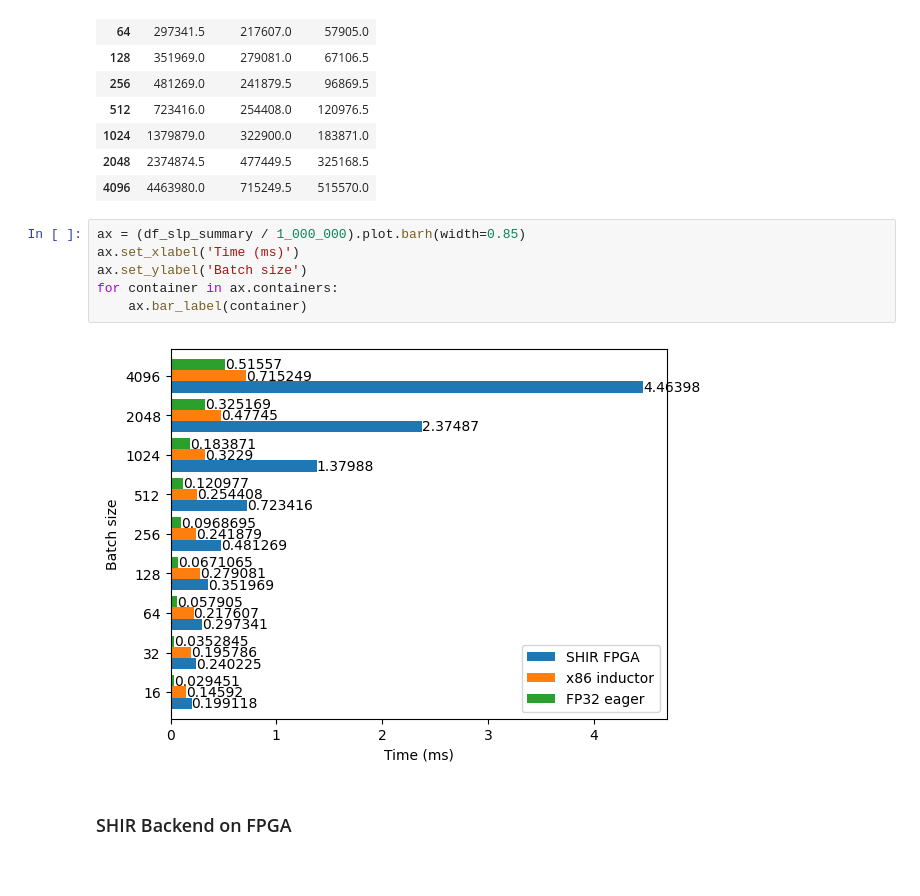
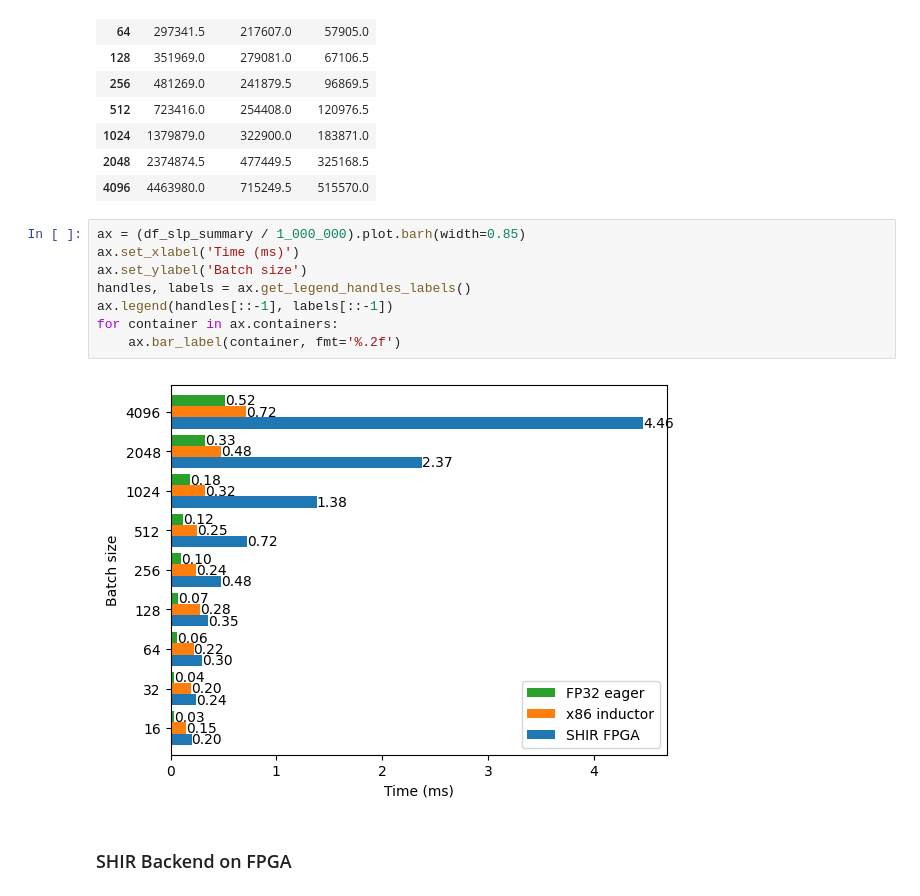
Before and after one commit to plankp/pytorch-shir, a Jupyter notebook: diagrams/perf_report.ipynb, the cells around one changed output. Cells and saved outputs as stored; diff of their text form.

Commit message:
Fix some graphs

```diff
--- a/diagrams/perf_report.ipynb
+++ b/diagrams/perf_report.ipynb
@@ -49,11 +49,13 @@ df_slp_summary
 # %%
 ax = (df_slp_summary / 1_000_000).plot.barh(width=0.85)
 ax.set_xlabel('Time (ms)')
 ax.set_ylabel('Batch size')
+handles, labels = ax.get_legend_handles_labels()
+ax.legend(handles[::-1], labels[::-1])
 for container in ax.containers:
-    ax.bar_label(container)
+    ax.bar_label(container, fmt='%.2f')
 # %% [output]
-[figure, old version]
+[figure, new version]
 # %% [markdown]
 ### SHIR Backend on FPGA
 # %%
```
Also changed, not shown: parts of 2 cells of this notebook.
